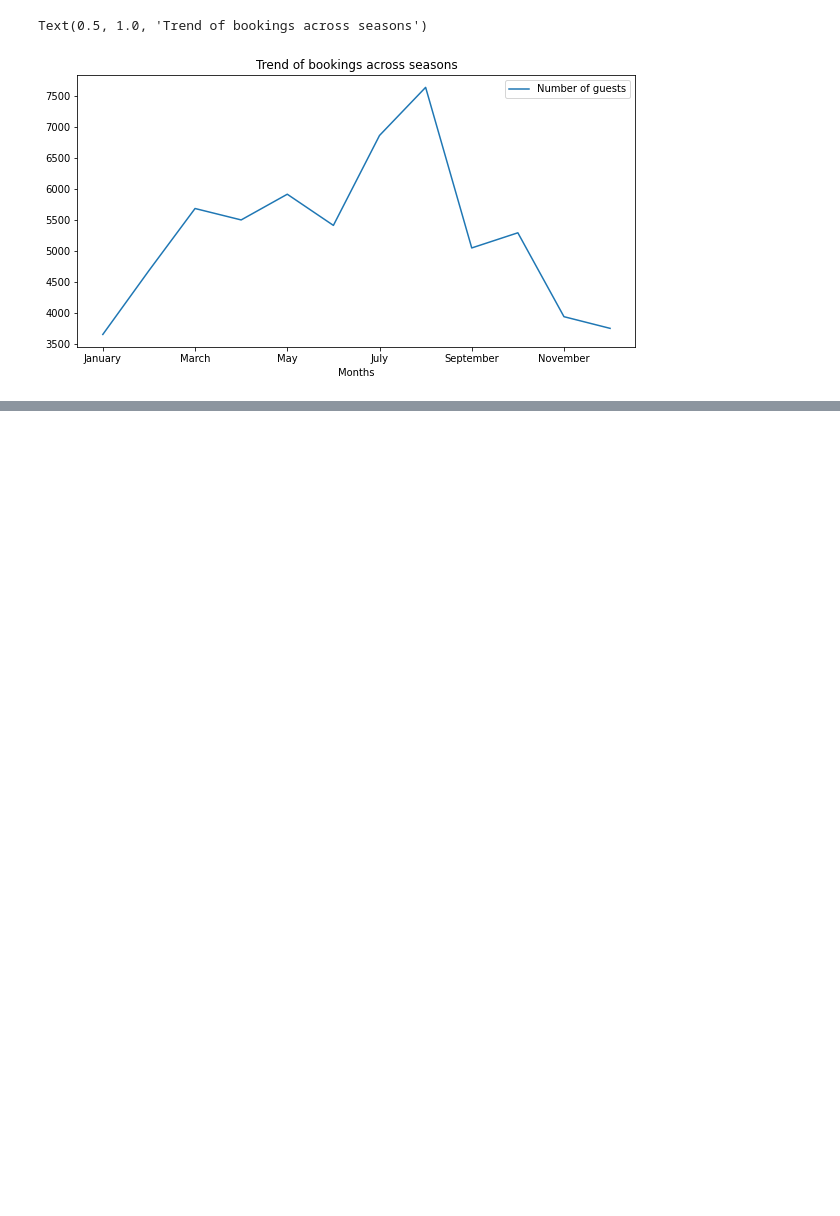
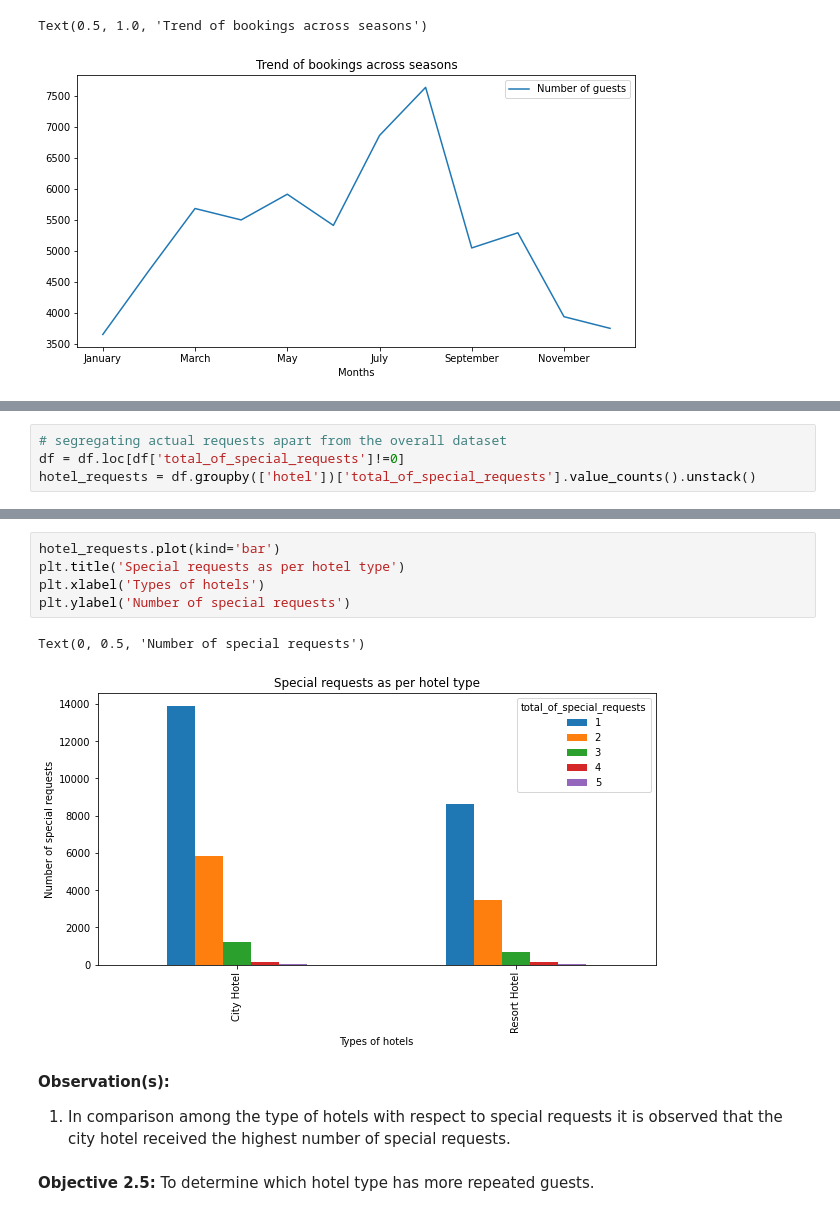
Before and after one commit to shubhro-jyoti/Hotel-Booking-analysis, a Jupyter notebook: Shubhro_Jyoti_Das_Copy_of_Hotel_Booking_Analysis_Capstone_Project.ipynb, the cells around one changed output, grey strips where cells are left out. Saved outputs shown, nothing was run; the diff lists cells and outputs as text; blank space fills up the shorter version.

```diff
--- a/Shubhro_Jyoti_Das_Copy_of_Hotel_Booking_Analysis_Capstone_Project.ipynb
+++ b/Shubhro_Jyoti_Das_Copy_of_Hotel_Booking_Analysis_Capstone_Project.ipynb
@@ -350,0 +354,4 @@ Text(0.5, 1.0, 'Trend of bookings across seasons')
+# %%
+# segregating actual requests apart from the overall dataset
+df = df.loc[df['total_of_special_requests']!=0]
+hotel_requests = df.groupby(['hotel'])['total_of_special_requests'].value_counts().unstack()
@@ -350,0 +365,13 @@ Text(0.5, 1.0, 'Trend of bookings across seasons')
+# %%
+hotel_requests.plot(kind='bar')
+plt.title('Special requests as per hotel type')
+plt.xlabel('Types of hotels')
+plt.ylabel('Number of special requests')
+# %% [output]
+Text(0, 0.5, 'Number of special requests')
+[figure, added]
+# %% [markdown]
+**Observation(s):**
+1. In comparison among the type of hotels with respect to special requests it is observed that the city hotel received the highest number of special requests.
+# %% [markdown]
+**Objective 2.5:** To determine which hotel type has more repeated guests.
```
Also changed, not shown: parts of 10 cells of this notebook.
